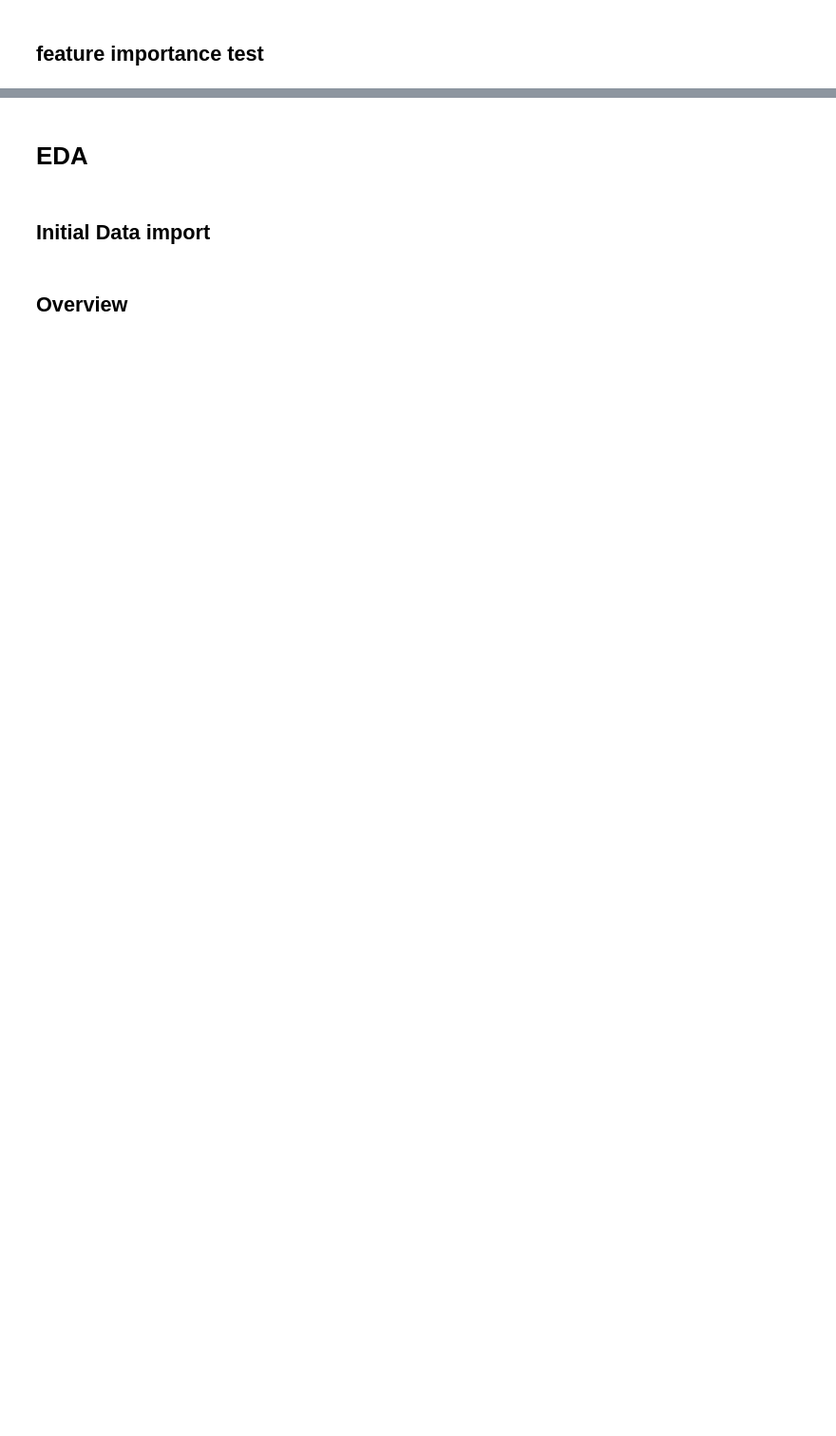
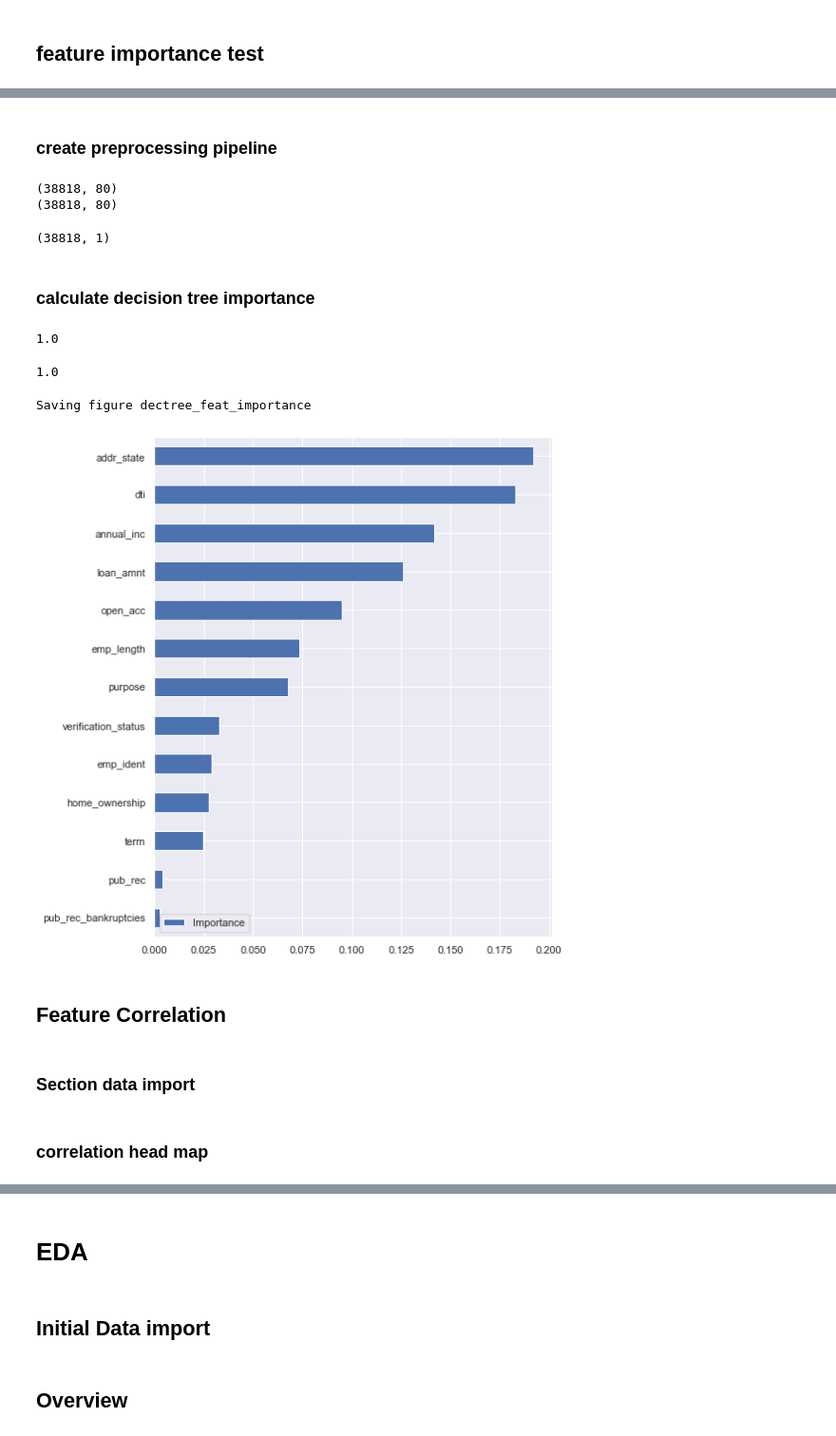
Before and after one commit to torben90/NF_Prj_LendingClub, a Jupyter notebook: LendingClub_Main.ipynb, the cells around one changed output, grey strips where cells are left out. Shown at 95% size. Drawn from its saved outputs; the diff is of its cells as text; code cells hidden in the pictures; blank space fills up the shorter version.

```diff
--- a/LendingClub_Main.ipynb
+++ b/LendingClub_Main.ipynb
@@ -147,0 +470,2 @@ def time_converter(elem):
+# %%
+df = pd.read_pickle(DATA_FOLDER + 'clean_pass_01p2_Ptarget_FPemp_ident.pkl')
@@ -147,0 +495,5 @@ def time_converter(elem):
+# %%
+df_x_encoded = pd.get_dummies(df_x, drop_first=True)
+#for i in df_x_encoded.columns:
+#    print(i)
+df_x_encoded.info()
@@ -147,0 +518,2 @@ def time_converter(elem):
+# %% [markdown]
+### create preprocessing pipeline
@@ -147,0 +539,53 @@ def time_converter(elem):
+# %%
+# checks on the preprocessing pipeline
+preprocess_pipeline.fit(df_x_encoded)
+X_transformed = preprocess_pipeline.transform(df_x_encoded)
+print(X_transformed.shape)
+print(df_x_encoded.shape)
+df_y.shape
+#df.info()
+# %% [output]
+(38818, 80)
+(38818, 80)
+(38818, 1)
+# %% [markdown]
+### calculate decision tree importance
+# %%
+clf = DecisionTreeClassifier()
+#clf = RandomForestClassifier(n_estimators=6,max_leaf_nodes=2)
+clf.fit(X_transformed, df_y)
+importance = clf.feature_importances_
+importance = pd.DataFrame(importance, index=df_x_encoded.columns, columns=["Importance"])
+importance = importance.sort_values(['Importance'], ascending=True)
+print(precision_score(df_y.values, clf.predict(X_transformed)))
+accuracy_score(df_y, clf.predict(X_transformed))
+# %% [output]
+1.0
+1.0
+# %%
+# create plot with joined importance of dummies
+importance_join = pd.DataFrame(index = df_x.columns)
+for i1 in df_x.select_dtypes('object').columns:
+    #print(i1)
+    t_sum = 0
+    for i2 in importance.index:
+        if i1 in i2:
+            #print ('--' + i2)
+            t_sum += importance.loc[i2,'Importance']
+
+    importance_join.loc[i1,'Importance'] = t_sum
+
+for i in df_x.select_dtypes(np.number).columns:
+    importance_join.loc[i,'Importance'] = importance.loc[i,'Importance']
+
+importance_join = importance_join.sort_values(['Importance'], ascending=True)
+importance_join.plot(kind='barh', figsize=(8,8))
+
+save_fig('feat_eng', 'dectree_feat_importance', tight_layout=True)
+# %% [output]
+Saving figure dectree_feat_importance
+[figure, added]
+# %% [markdown]
+## Feature Correlation
+# %% [markdown]
+### Section data import
@@ -147,0 +594,2 @@ def time_converter(elem):
+# %% [markdown]
+### correlation head map
```
Also changed, not shown: parts of 92 cells of this notebook.
